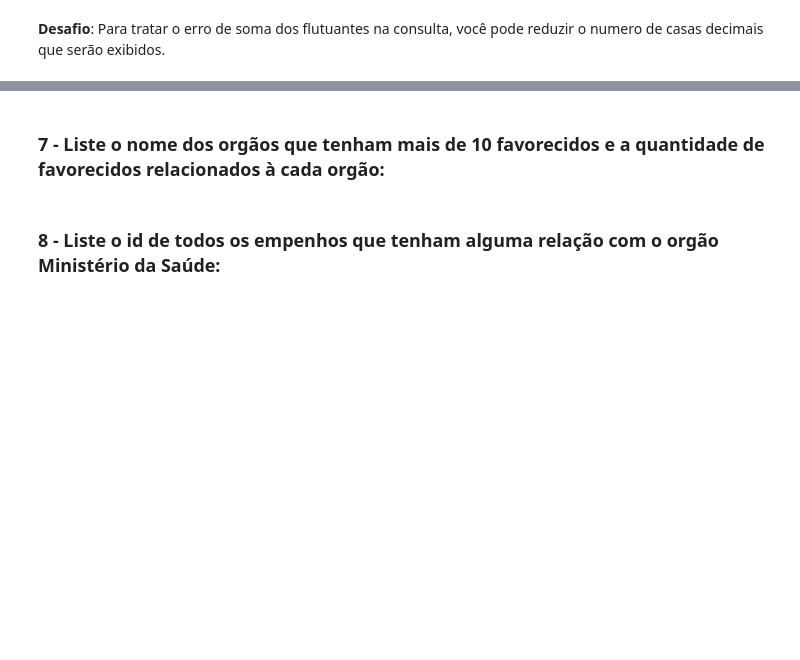
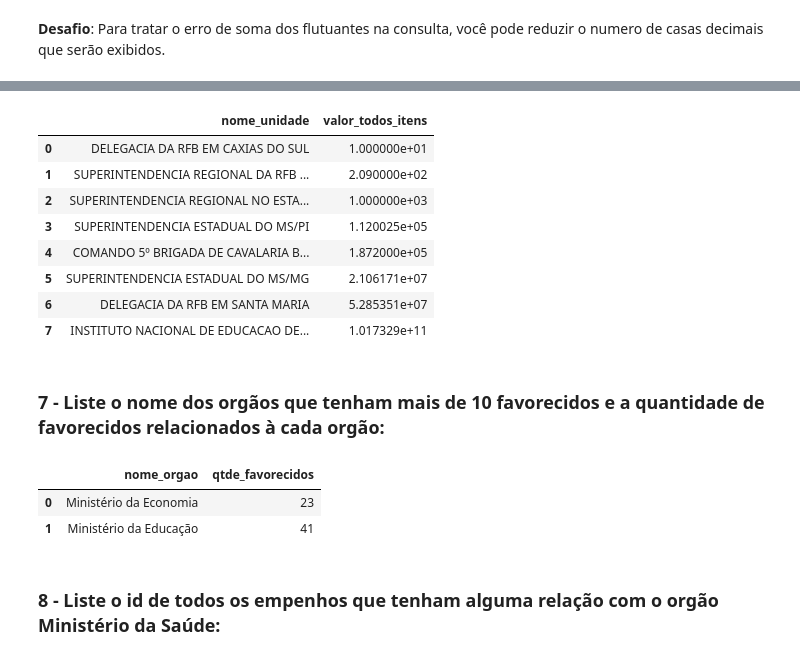
Before and after one commit to bruno-marcelino10/estudos-com-py, a Jupyter notebook: exercícios/Trabalhos Introdução a Banco de Dados/TP1/TP1_2019013155.ipynb, the cells around one changed output, grey strips where cells are left out. Cells and saved outputs as stored; diff of their text form; code cells hidden in the pictures; blank space fills up the shorter version.

```diff
--- a/exercícios/Trabalhos Introdução a Banco de Dados/TP1/TP1_2019013155.ipynb
+++ b/exercícios/Trabalhos Introdução a Banco de Dados/TP1/TP1_2019013155.ipynb
@@ -444,2 +388,26 @@ runQuery(q6, "q6")
+# %%
+q6 = """
+    SELECT
+        DISTINCT U.nome_unidade,
+        SUM(valor_total_item*quantidade) AS valor_todos_itens
+    FROM unidade U, item_empenho I, empenho E
+    WHERE
+        U.id_unidade = E.id_unidade
+        AND I.id_empenho = E.id_empenho
+    GROUP BY nome_unidade
+    ORDER BY valor_todos_itens ASC
+"""
+#NÃO ALTERE AS LINHAS ABAIXO
+runQuery(q6, "q6")
+# %% [output]
+|  | nome_unidade | valor_todos_itens |
+| 0 | DELEGACIA DA RFB EM CAXIAS DO SUL | 1.000000e+01 |
+| 1 | SUPERINTENDENCIA REGIONAL DA RFB ... | 2.090000e+02 |
+| 2 | SUPERINTENDENCIA REGIONAL NO ESTA... | 1.000000e+03 |
+| 3 | SUPERINTENDENCIA ESTADUAL DO MS/PI | 1.120025e+05 |
+| 4 | COMANDO 5º BRIGADA DE CAVALARIA B... | 1.872000e+05 |
+| 5 | SUPERINTENDENCIA ESTADUAL DO MS/MG | 2.106171e+07 |
+| 6 | DELEGACIA DA RFB EM SANTA MARIA | 5.285351e+07 |
+| 7 | INSTITUTO NACIONAL DE EDUCACAO DE... | 1.017329e+11 |
 # %% [markdown]
 ### 7 - Liste o nome dos orgãos que tenham mais de 10 favorecidos e a quantidade de favorecidos relacionados à cada orgão:
@@ -450,2 +414,23 @@ runQuery(q7, "q7")
+# %%
+q7 = """
+    SELECT nome_orgao, qtde_favorecidos
+    FROM (
+        SELECT
+            DISTINCT nome_orgao,
+            COUNT(F.id_favorecido) AS qtde_favorecidos
+        FROM orgao O, unidade U, empenho E, favorecido F
+        WHERE
+            O.id_orgao = U.id_orgao
+            AND U.id_unidade = E.id_unidade
+            AND E.id_favorecido = F.id_favorecido
+        GROUP BY nome_orgao)
+    WHERE qtde_favorecidos > 10
+"""
+#NÃO ALTERE AS LINHAS ABAIXO
+runQuery(q7, "q7")
+# %% [output]
+|  | nome_orgao | qtde_favorecidos |
+| 0 | Ministério da Economia | 23 |
+| 1 | Ministério da Educação | 41 |
 # %% [markdown]
 ### 8 - Liste o id de todos os empenhos que tenham alguma relação com o orgão Ministério da Saúde:
```
Also changed, not shown: parts of 20 cells of this notebook, 2 other files.
